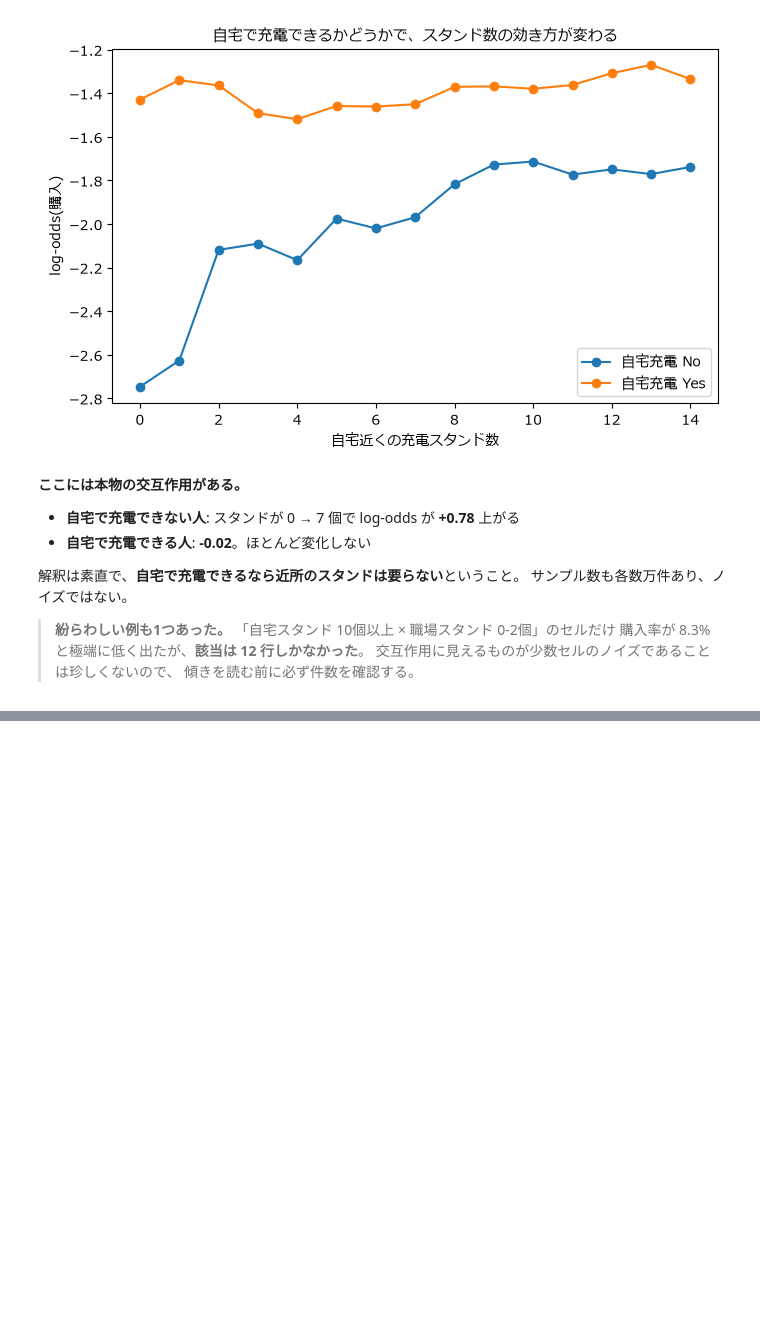
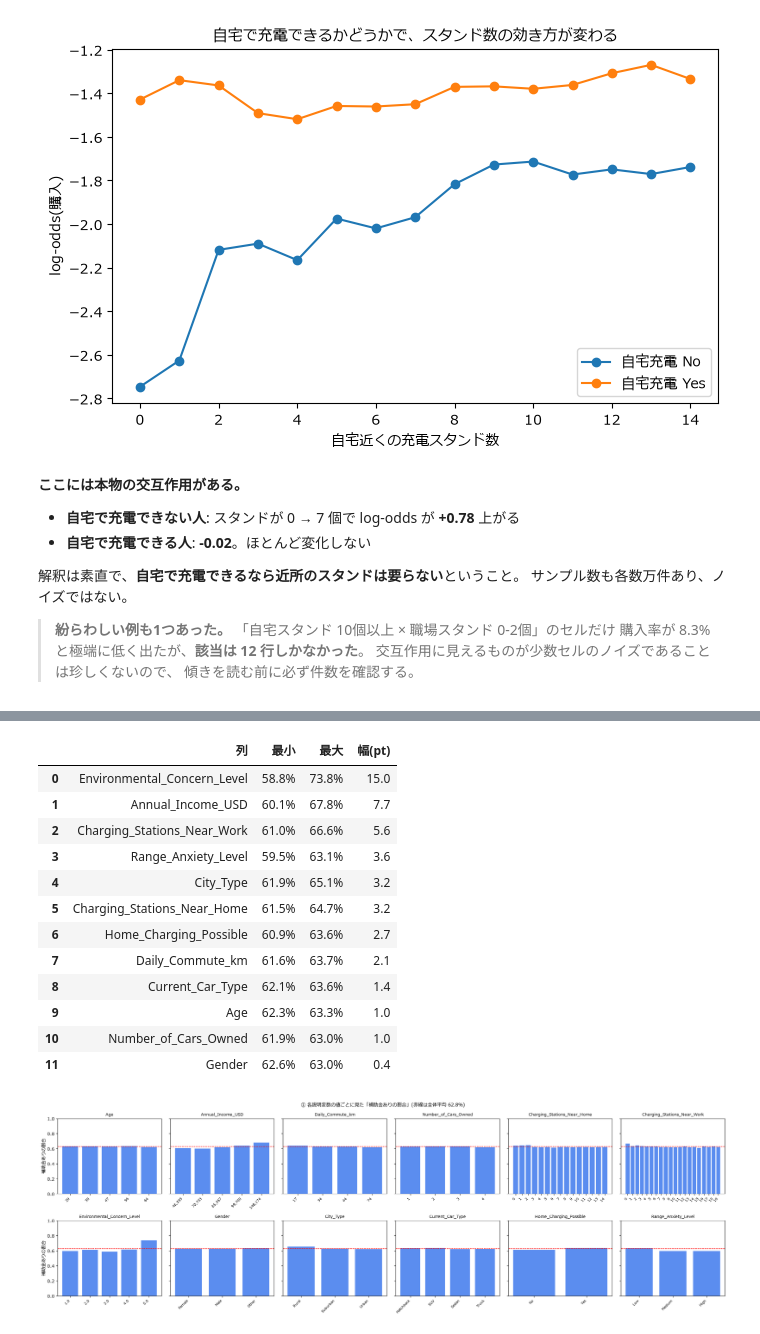
Before and after one commit to takactkc123-create/kaggle, a Jupyter notebook: 2609/notebooks/01_eda.ipynb, the cells around one changed output, grey strips where cells are left out. Cells and saved outputs as stored; diff of their text form; code cells hidden in the pictures; blank space fills up the shorter version.

```diff
--- a/2609/notebooks/01_eda.ipynb
+++ b/2609/notebooks/01_eda.ipynb
@@ -757,0 +675,48 @@ Yes    462677
+# %%
+subsidy = (train["Subsidy_Available"] == "Yes").astype(int)
+other_cols = [c for c in NUM_COLS + CAT_COLS if c != "Subsidy_Available"]
+ORDER_MAP = {"City_Type": ["Rural", "Suburban", "Urban"],
+             "Range_Anxiety_Level": ["Low", "Medium", "High"],
+             "Home_Charging_Possible": ["No", "Yes"]}
+
+fig, axes = plt.subplots(2, 6, figsize=(22, 7), sharey=True)
+for ax, col in zip(axes.ravel(), other_cols):
+    # 値の細かい列は5分位に区切る
+    group = train[col] if train[col].nunique() <= 20 else pd.qcut(train[col], 5, duplicates="drop")
+    share = subsidy.groupby(group, observed=True).mean()
+    if col in ORDER_MAP:
+        share = share.reindex(ORDER_MAP[col])
+    labels = [str(v) if not hasattr(v, "mid") else f"{v.mid:,.0f}" for v in share.index]
+    ax.bar(range(len(share)), share.values, color="#5b8def")
+    ax.axhline(subsidy.mean(), color="red", ls="--", lw=1)
+    ax.set_xticks(range(len(share)))
+    ax.set_xticklabels(labels, rotation=45, ha="right", fontsize=8)
+    ax.set_title(col, fontsize=9)
+axes[0, 0].set_ylabel("補助金ありの割合")
+axes[1, 0].set_ylabel("補助金ありの割合")
+axes[0, 0].set_ylim(0, 1)
+plt.suptitle("① 各説明変数の値ごとに見た「補助金ありの割合」(赤線は全体平均 62.8%)", fontsize=11)
+plt.tight_layout()
+
+rows = []
+for col in other_cols:
+    group = train[col] if train[col].nunique() <= 20 else pd.qcut(train[col], 5, duplicates="drop")
+    share = subsidy.groupby(group, observed=True).mean()
+    rows.append({"列": col, "最小": f"{share.min():.1%}", "最大": f"{share.max():.1%}",
+                 "幅(pt)": round((share.max() - share.min()) * 100, 1)})
+pd.DataFrame(rows).sort_values("幅(pt)", ascending=False).reset_index(drop=True)
+# %% [output]
+|  | 列 | 最小 | 最大 | 幅(pt) |
+| 0 | Environmental_Concern_Level | 58.8% | 73.8% | 15.0 |
+| 1 | Annual_Income_USD | 60.1% | 67.8% | 7.7 |
+| 2 | Charging_Stations_Near_Work | 61.0% | 66.6% | 5.6 |
+| 3 | Range_Anxiety_Level | 59.5% | 63.1% | 3.6 |
+| 4 | City_Type | 61.9% | 65.1% | 3.2 |
+| 5 | Charging_Stations_Near_Home | 61.5% | 64.7% | 3.2 |
+| 6 | Home_Charging_Possible | 60.9% | 63.6% | 2.7 |
+| 7 | Daily_Commute_km | 61.6% | 63.7% | 2.1 |
+| 8 | Current_Car_Type | 62.1% | 63.6% | 1.4 |
+| 9 | Age | 62.3% | 63.3% | 1.0 |
+| 10 | Number_of_Cars_Owned | 61.9% | 63.0% | 1.0 |
+| 11 | Gender | 62.6% | 63.0% | 0.4 |
+[figure, added]
```
Also changed, not shown: parts of 54 cells of this notebook, 4 other files.
